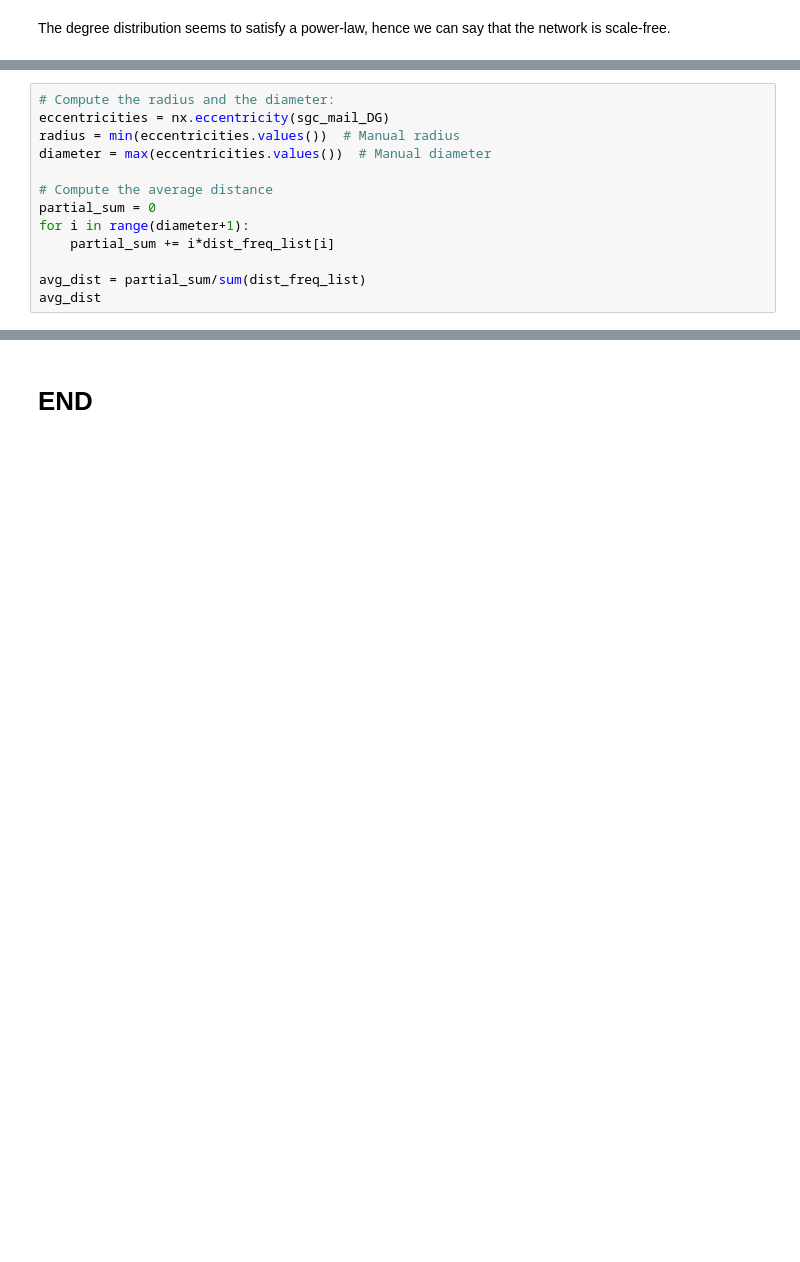
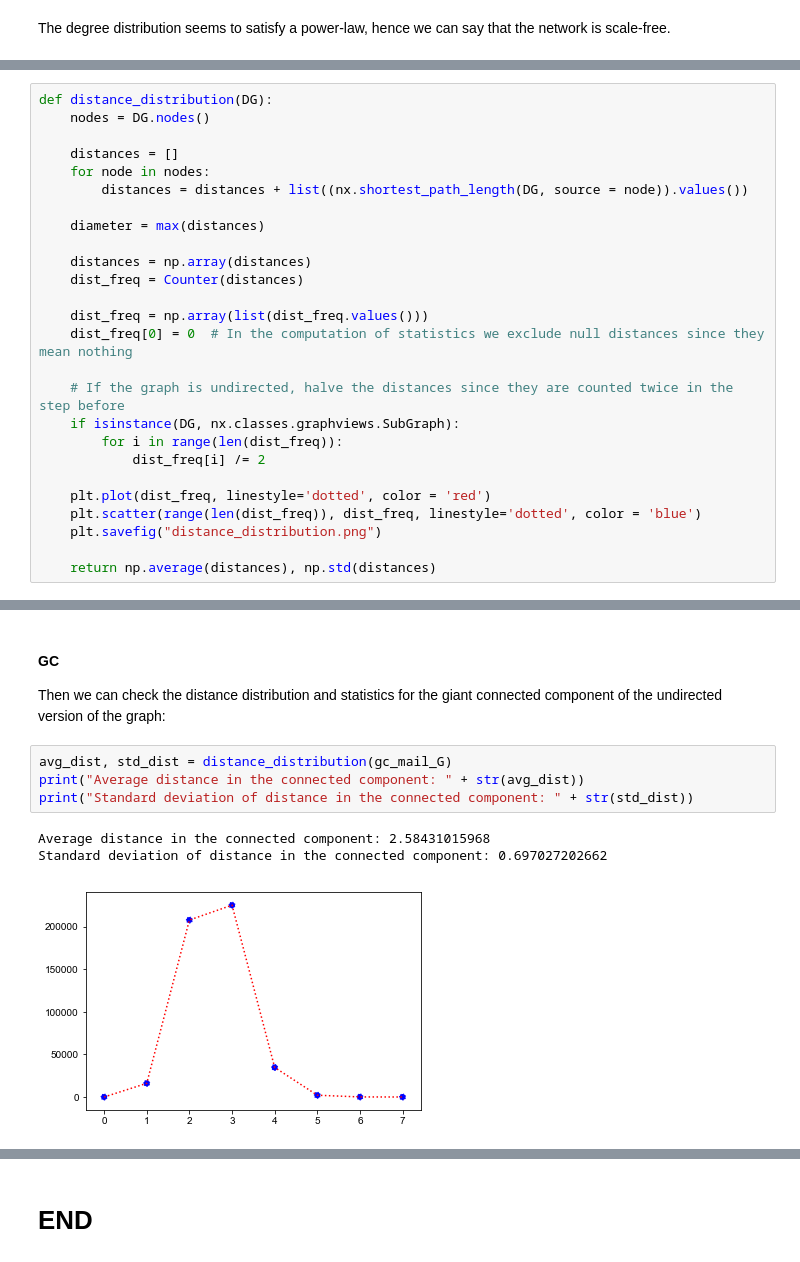
Before and after one commit to abovethecloud/complex_networks, a Jupyter notebook: PROJECT/assignment_2/departments_notebook.ipynb, the cells around one changed output, grey strips where cells are left out. Saved outputs shown, nothing was run; the diff lists cells and outputs as text; blank space fills up the shorter version.

```diff
--- a/PROJECT/assignment_2/departments_notebook.ipynb
+++ b/PROJECT/assignment_2/departments_notebook.ipynb
@@ -381,13 +360,0 @@ plt.savefig("distance_distribution.png")
-# %%
-# Compute the radius and the diameter:
-eccentricities = nx.eccentricity(sgc_mail_DG)
-radius = min(eccentricities.values())  # Manual radius
-diameter = max(eccentricities.values())  # Manual diameter
-
-# Compute the average distance
-partial_sum = 0
-for i in range(diameter+1):
-    partial_sum += i*dist_freq_list[i]
-
-avg_dist = partial_sum/sum(dist_freq_list)
-avg_dist
@@ -469,0 +365,26 @@ for tup in lis:
+# %%
+def distance_distribution(DG):
+    nodes = DG.nodes()
+
+    distances = []
+    for node in nodes:
+        distances = distances + list((nx.shortest_path_length(DG, source = node)).values())
+
+    diameter = max(distances)
+
+    distances = np.array(distances)
+    dist_freq = Counter(distances)
+
+    dist_freq = np.array(list(dist_freq.values()))
+    dist_freq[0] = 0  # In the computation of statistics we exclude null distances since they mean nothing
+
+    # If the graph is undirected, halve the distances since they are counted twice in the step before
+    if isinstance(DG, nx.classes.graphviews.SubGraph):
+        for i in range(len(dist_freq)):
+            dist_freq[i] /= 2
+
+    plt.plot(dist_freq, linestyle='dotted', color = 'red')
+    plt.scatter(range(len(dist_freq)), dist_freq, linestyle='dotted', color = 'blue')
+    plt.savefig("distance_distribution.png")
+
+    return np.average(distances), np.std(distances)
@@ -469,0 +399,11 @@ for tup in lis:
+# %% [markdown]
+#### GC
+Then we can check the distance distribution and statistics for the giant connected component of the undirected version of the graph:
+# %%
+avg_dist, std_dist = distance_distribution(gc_mail_G)
+print("Average distance in the connected component: " + str(avg_dist))
+print("Standard deviation of distance in the connected component: " + str(std_dist))
+# %% [output]
+Average distance in the connected component: 2.58431015968
+Standard deviation of distance in the connected component: 0.697027202662
+[figure, added]
```
Also changed, not shown: parts of 46 cells of this notebook, 1 other file.
